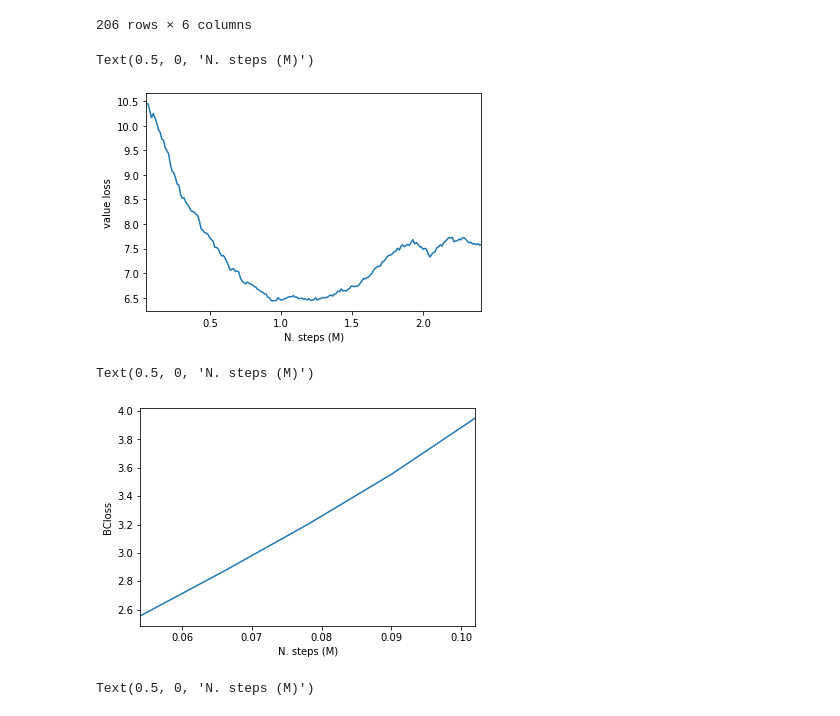
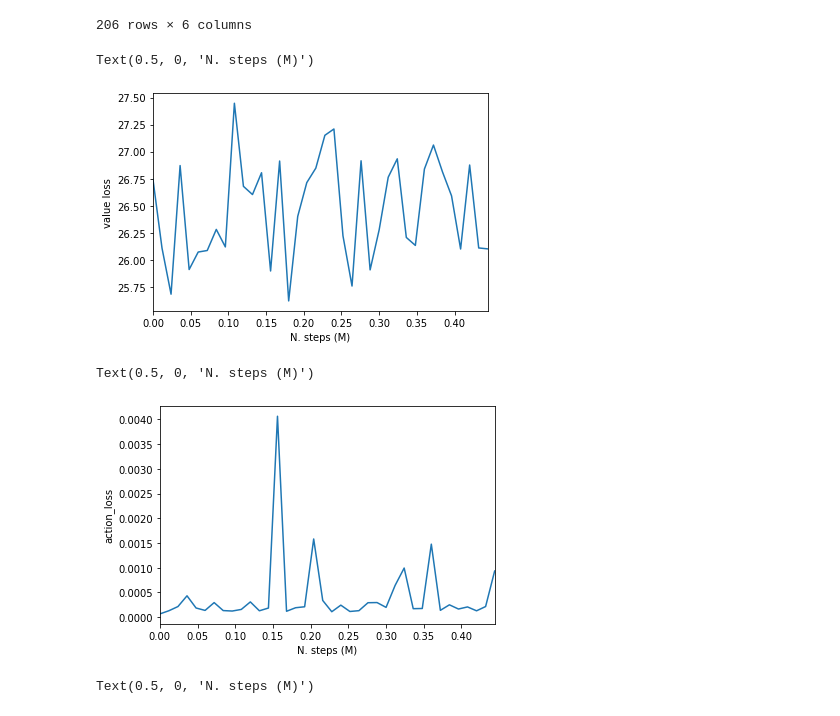
Before and after one commit to compsciencelab/ppo_D, a Jupyter notebook: animal/gail_monitor.ipynb, the cells around one changed output. Cells and saved outputs as stored; diff of their text form; code cells hidden in the pictures.

```diff
--- a/animal/gail_monitor.ipynb
+++ b/animal/gail_monitor.ipynb
@@ -76,7 +76,7 @@ ax.grid(True)
 # %% [output]
 KeyError: 'max_reward'
 # %%
-my_dir = '/workspace8/gabriele/RUNS/exp_reacher_bc_3/loss_monitor/loss_monitor.csv'
+my_dir = '/workspace8/gabriele/RUNS/exp_reacher_bc_3_test/loss_monitor/loss_monitor.csv'
 data = pd.read_csv(my_dir)
 roll = 1
 data['f'] = (data.index*12*1000)/1000000
@@ -108,14 +108,14 @@ plt.ylabel("value loss")
 plt.xlabel('N. steps (M)')
 # %% [output]
 Text(0.5, 0, 'N. steps (M)')
-[figure, old version]
+[figure, new version]
 # %%
-data[['f', 'BC_loss']].rolling(roll).mean().plot('f', 'BC_loss',legend=False)
-plt.ylabel("BCloss")
+data[['f', 'action_loss']].rolling(roll).mean().plot('f', 'action_loss',legend=False)
+plt.ylabel("action_loss")
 plt.xlabel('N. steps (M)')
 # %% [output]
 Text(0.5, 0, 'N. steps (M)')
-[figure, old version]
+[figure, new version]
 # %%
 my_dir = '/workspace7/Unity3D/gabriele/Animal-AI/animal-ppo-value/RUNS/exp_bc_gail_26/loss_monitor/loss_monitor.csv'
 data = pd.read_csv(my_dir)
```
Also changed, not shown: parts of 1 cell of this notebook, 11 other files.
